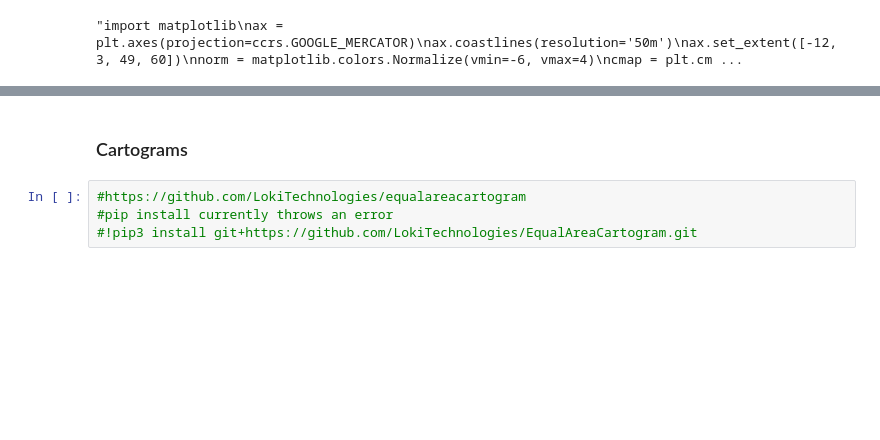
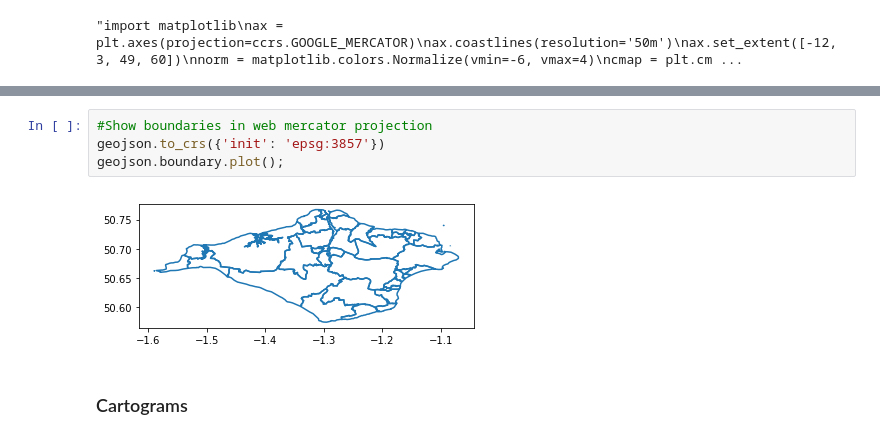
Before and after one commit to psychemedia/showntell, a Jupyter notebook: index_maps.ipynb, the cells around one changed output, grey strips where cells are left out. Drawn from its saved outputs; the diff is of its cells as text; blank space fills up the shorter version.

```diff
--- a/index_maps.ipynb
+++ b/index_maps.ipynb
@@ -377,6 +455,8 @@ for i, row in df.iterrows():
+# %%
+#Show boundaries in web mercator projection
+geojson.to_crs({'init': 'epsg:3857'})
+geojson.boundary.plot();
+# %% [output]
+[figure, added]
 # %% [markdown]
 ### Cartograms
-# %%
-#https://github.com/LokiTechnologies/equalareacartogram
-#pip install currently throws an error
-#!pip3 install git+https://github.com/LokiTechnologies/EqualAreaCartogram.git
```
Also changed, not shown: parts of 23 cells of this notebook, 5 other files.
